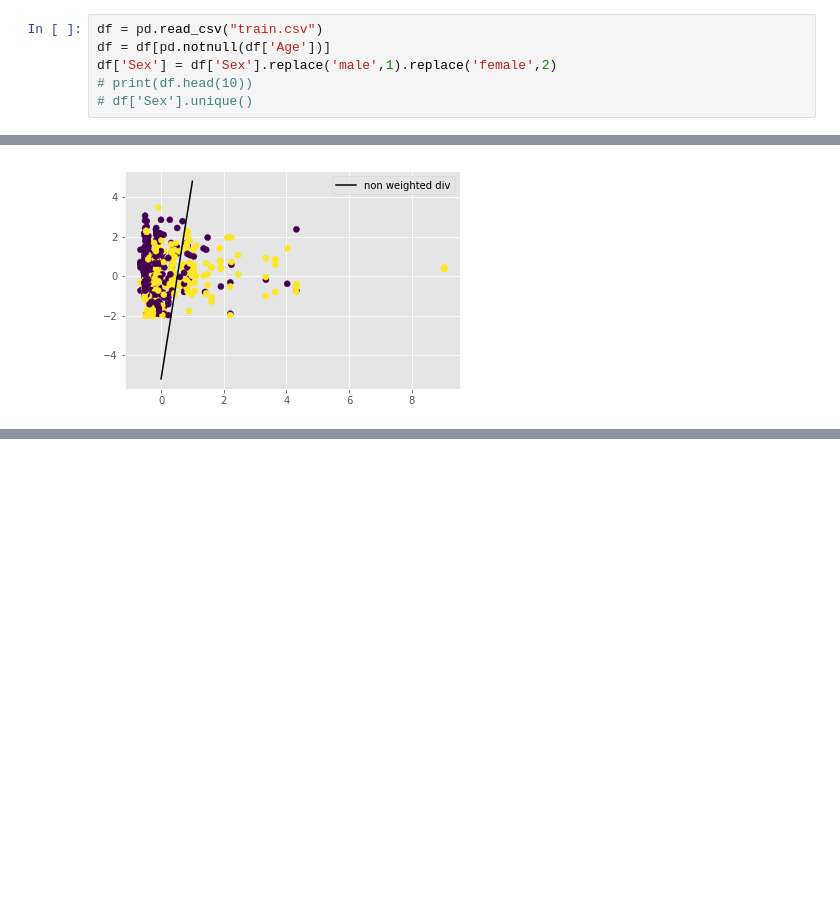
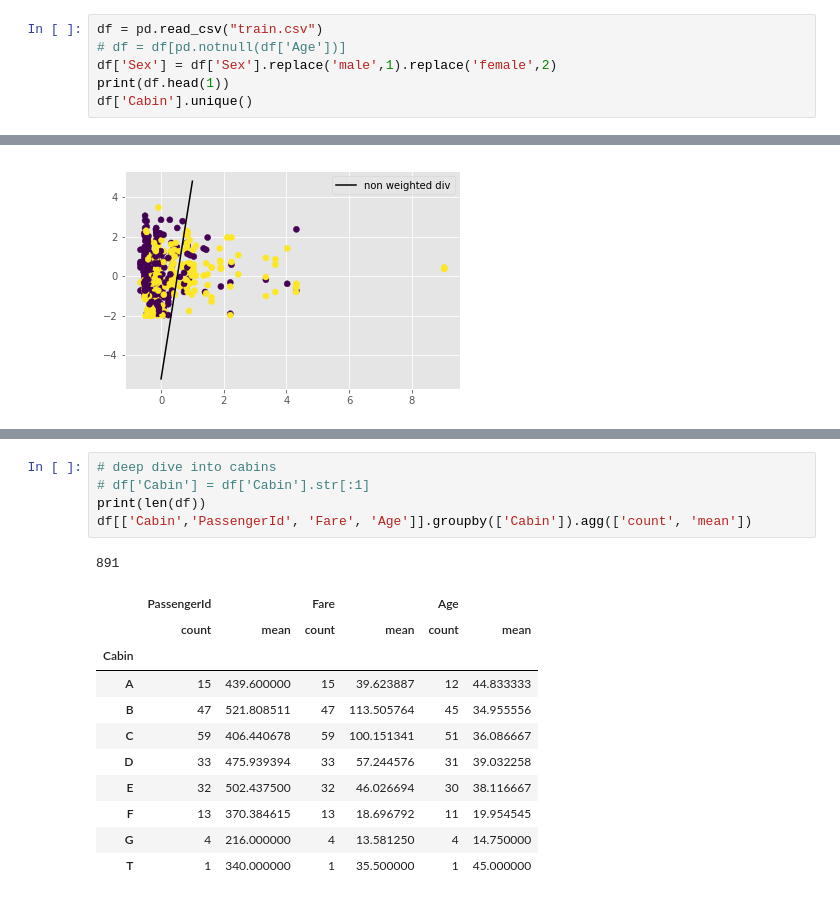
Before and after one commit to autumn-seaweed/kaggle_titanic, a Jupyter notebook: Kaggle_Titanic.ipynb, the cells around one changed output, grey strips where cells are left out. Saved outputs shown, nothing was run; the diff lists cells and outputs as text; blank space fills up the shorter version.

```diff
--- a/Kaggle_Titanic.ipynb
+++ b/Kaggle_Titanic.ipynb
@@ -11,7 +12,7 @@ from matplotlib import style
 style.use('ggplot')
 # %%
 df = pd.read_csv("train.csv")
-df = df[pd.notnull(df['Age'])]
+# df = df[pd.notnull(df['Age'])]
 df['Sex'] = df['Sex'].replace('male',1).replace('female',2)
-# print(df.head(10))
-# df['Sex'].unique()
+print(df.head(1))
+df['Cabin'].unique()
@@ -104,0 +117,18 @@ Accuracy: 80.0
+# %%
+# deep dive into cabins
+# df['Cabin'] = df['Cabin'].str[:1]
+print(len(df))
+df[['Cabin','PassengerId', 'Fare', 'Age']].groupby(['Cabin']).agg(['count', 'mean'])
+# %% [output]
+891
+|  | PassengerId |  | Fare |  | Age |  |
+|  | count | mean | count | mean | count | mean |
+| Cabin |  |  |  |  |  |  |
+| A | 15 | 439.600000 | 15 | 39.623887 | 12 | 44.833333 |
+| B | 47 | 521.808511 | 47 | 113.505764 | 45 | 34.955556 |
+| C | 59 | 406.440678 | 59 | 100.151341 | 51 | 36.086667 |
+| D | 33 | 475.939394 | 33 | 57.244576 | 31 | 39.032258 |
+| E | 32 | 502.437500 | 32 | 46.026694 | 30 | 38.116667 |
+| F | 13 | 370.384615 | 13 | 18.696792 | 11 | 19.954545 |
+| G | 4 | 216.000000 | 4 | 13.581250 | 4 | 14.750000 |
+| T | 1 | 340.000000 | 1 | 35.500000 | 1 | 45.000000 |
```
Also changed, not shown: parts of 5 cells of this notebook.
